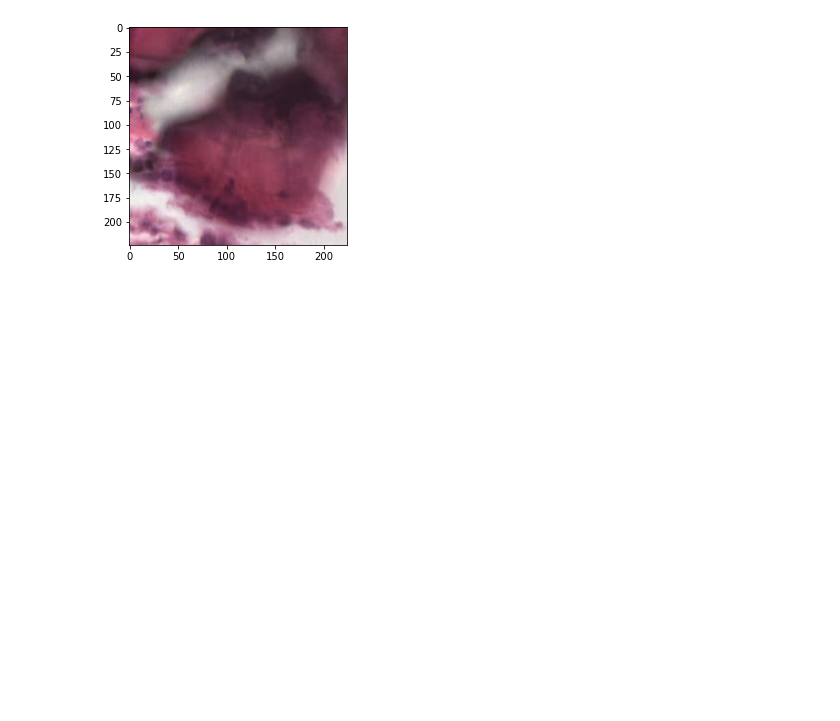
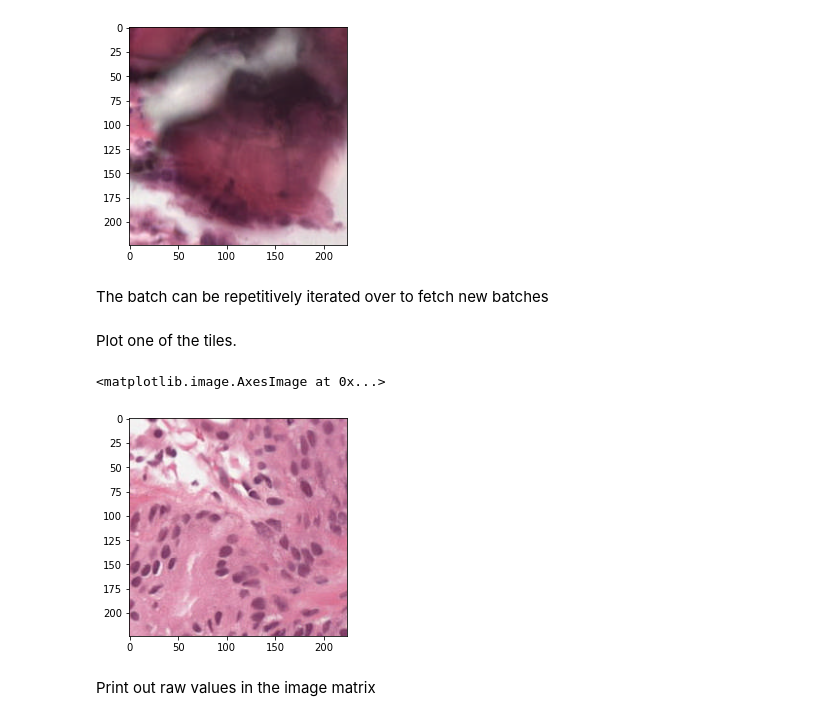
Before and after one commit to TheOmarLab/AI_campus_ProstateSeg, a Jupyter notebook: notebooks/Module 4 Pytorch dataset class and data loaders .ipynb, the cells around one changed output. Saved outputs shown, nothing was run; the diff lists cells and outputs as text; code cells hidden in the pictures; blank space fills up the shorter version.

```diff
--- a/notebooks/Module 4 Pytorch dataset class and data loaders .ipynb
+++ b/notebooks/Module 4 Pytorch dataset class and data loaders .ipynb
@@ -57,10 +57,3 @@ mask_files
  '00928370e2dfeb8a507667ef1d4efcbb_mask.tiff',
  '00951a7fad040bf7e90f32e81fc0746f_mask.tiff',
  '00a26aaa82c959624d90dfb69fcf259c_mask.tiff']
-# %%
-def tile_qualifier(tile_mask: np.ndarray,
-                   min_thresh: float = 0.5):
-
-    signal_ratio = (tile_mask > 0).sum()/tile_mask.size
-
-    return signal_ratio >= min_thresh
@@ -171,8 +346,7 @@ class ToyPANDASDataset(Dataset):
 # %%
 panda_dataset = ToyPANDASDataset(image_dir = image_dir,
                                  mask_dir = mask_dir,
-                                 root_dir = ROOT_FOLDER,
-                                 tile_qualifier = tile_qualifier)
+                                 root_dir = ROOT_FOLDER)
 # %% [output]
 Total number of tiles processed: 38593
 Tile qualifying ratio: 0.15458761951649264
@@ -192,3 +412,16 @@ plt.imshow(batch[15].numpy())
 # %% [output]
 <matplotlib.image.AxesImage at 0x...>
 [figure]
+# %% [markdown]
+The batch can be repetitively iterated over to fetch new batches
+# %%
+batch = next(data_iter)
+# %% [markdown]
+Plot one of the tiles.
+# %%
+plt.imshow(batch[15].numpy())
+# %% [output]
+<matplotlib.image.AxesImage at 0x...>
+[figure, added]
+# %% [markdown]
+Print out raw values in the image matrix
```
Also changed, not shown: parts of 40 cells of this notebook.
